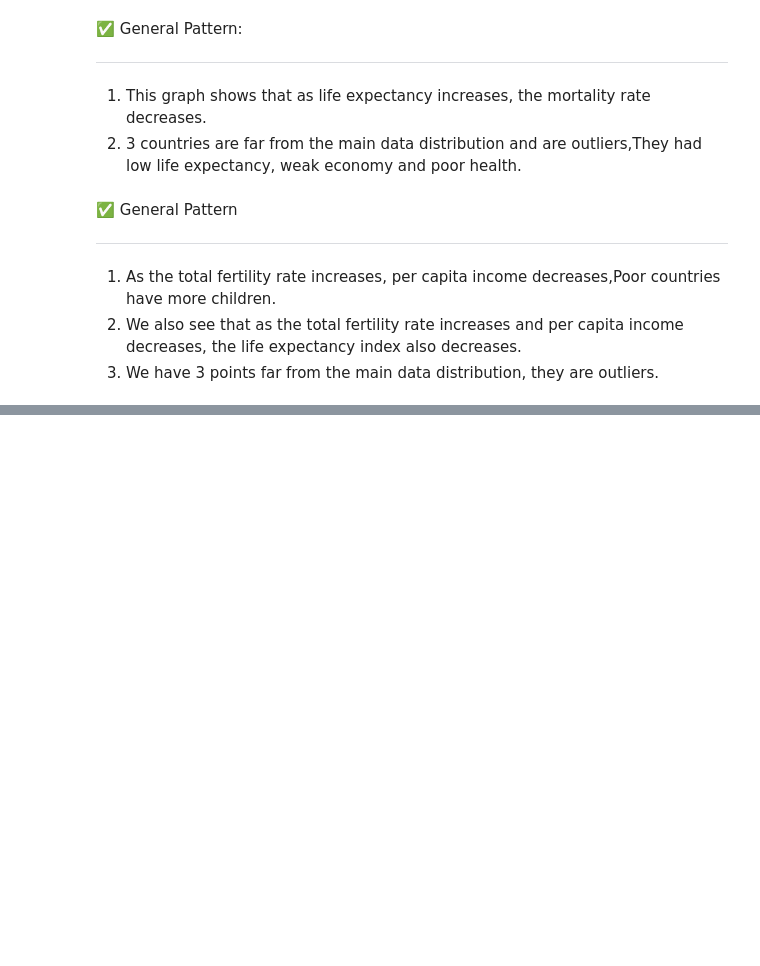
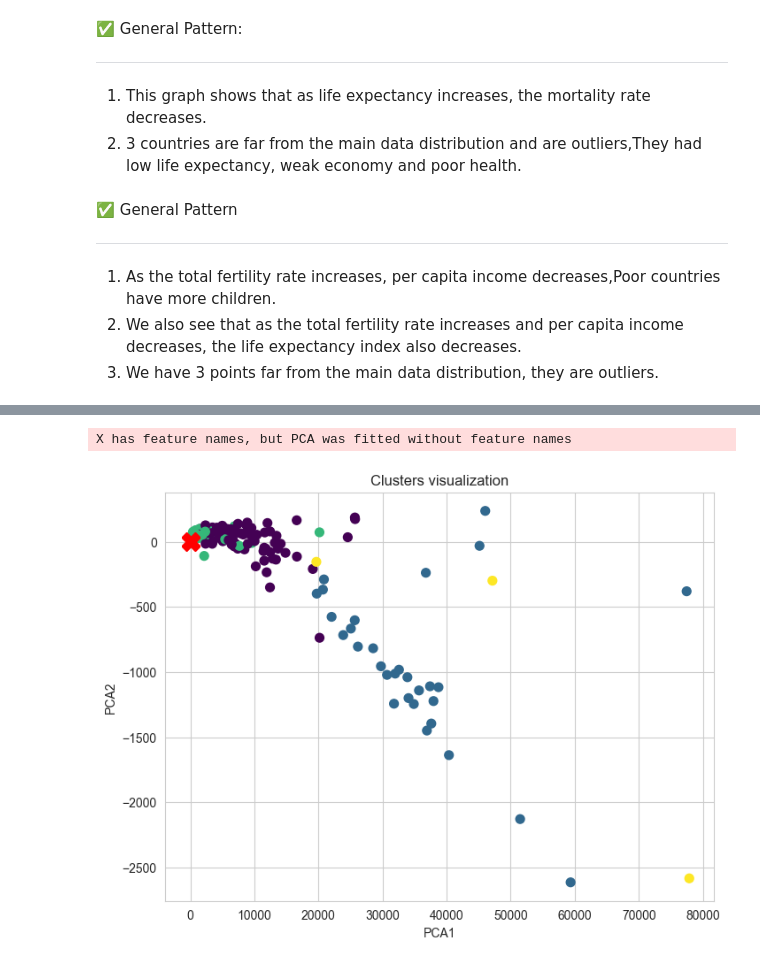
Before and after one commit to HosseinHeydari2004/pca-ml-project, a Jupyter notebook: pca.ipynb, the cells around one changed output, grey strips where cells are left out. Saved outputs shown, nothing was run; the diff lists cells and outputs as text; code cells hidden in the pictures; blank space fills up the shorter version.

```diff
--- a/pca.ipynb
+++ b/pca.ipynb
@@ -385,0 +530,14 @@ fig.show()
+# %%
+labels = pipeline.predict(x)
+X_2d = pipeline["pca"].transform(x)
+centers_2d = pipeline["kmeans"].cluster_centers_
+plt.figure(figsize=(8,6))
+plt.scatter(X_2d[:,0], X_2d[:,1], c=labels, cmap='viridis', s=50)
+plt.scatter(centers_2d[:,0], centers_2d[:,1], c='red', s=200, marker='X')
+plt.xlabel("PCA1")
+plt.ylabel("PCA2")
+plt.title("Clusters visualization")
+plt.show()
+# %% [output]
+X has feature names, but PCA was fitted without feature names
+[figure, added]
```
Also changed, not shown: parts of 19 cells of this notebook.
